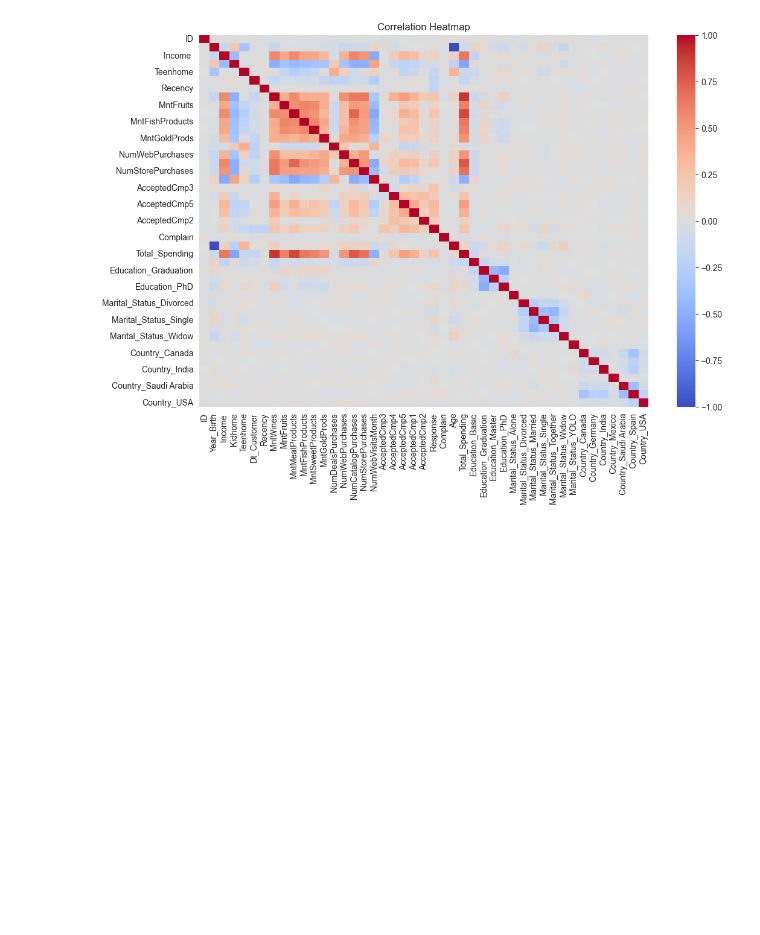
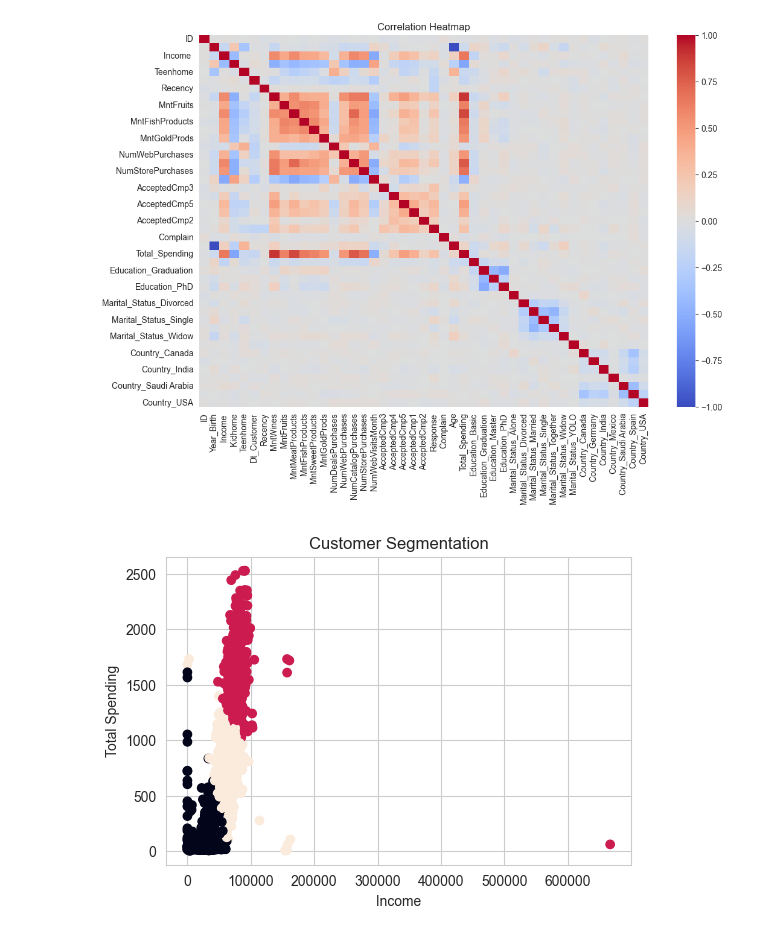
Before and after one commit to kaveeshahettige/IS4116_Assignment_Data_Analysis, a Jupyter notebook: notebooks/marketing_analysis.ipynb, the cells around one changed output. Saved outputs shown, nothing was run; the diff lists cells and outputs as text; code cells hidden in the pictures; blank space fills up the shorter version.

Commit message:
Visualization of Key Findings

```diff
--- a/notebooks/marketing_analysis.ipynb
+++ b/notebooks/marketing_analysis.ipynb
@@ -205,3 +205,12 @@ cluster_scaled = scaler.fit_transform(cluster_data)
 
 kmeans = KMeans(n_clusters=3, random_state=42)
 df["Cluster"] = kmeans.fit_predict(cluster_scaled)
+# %%
+plt.figure(figsize=(6,4))
+plt.scatter(df[" Income "], df["Total_Spending"], c=df["Cluster"])
+plt.xlabel(" Income ")
+plt.ylabel("Total Spending")
+plt.title("Customer Segmentation")
+plt.show()
+# %% [output]
+[figure, added]
```
Also changed, not shown: parts of 4 cells of this notebook.
